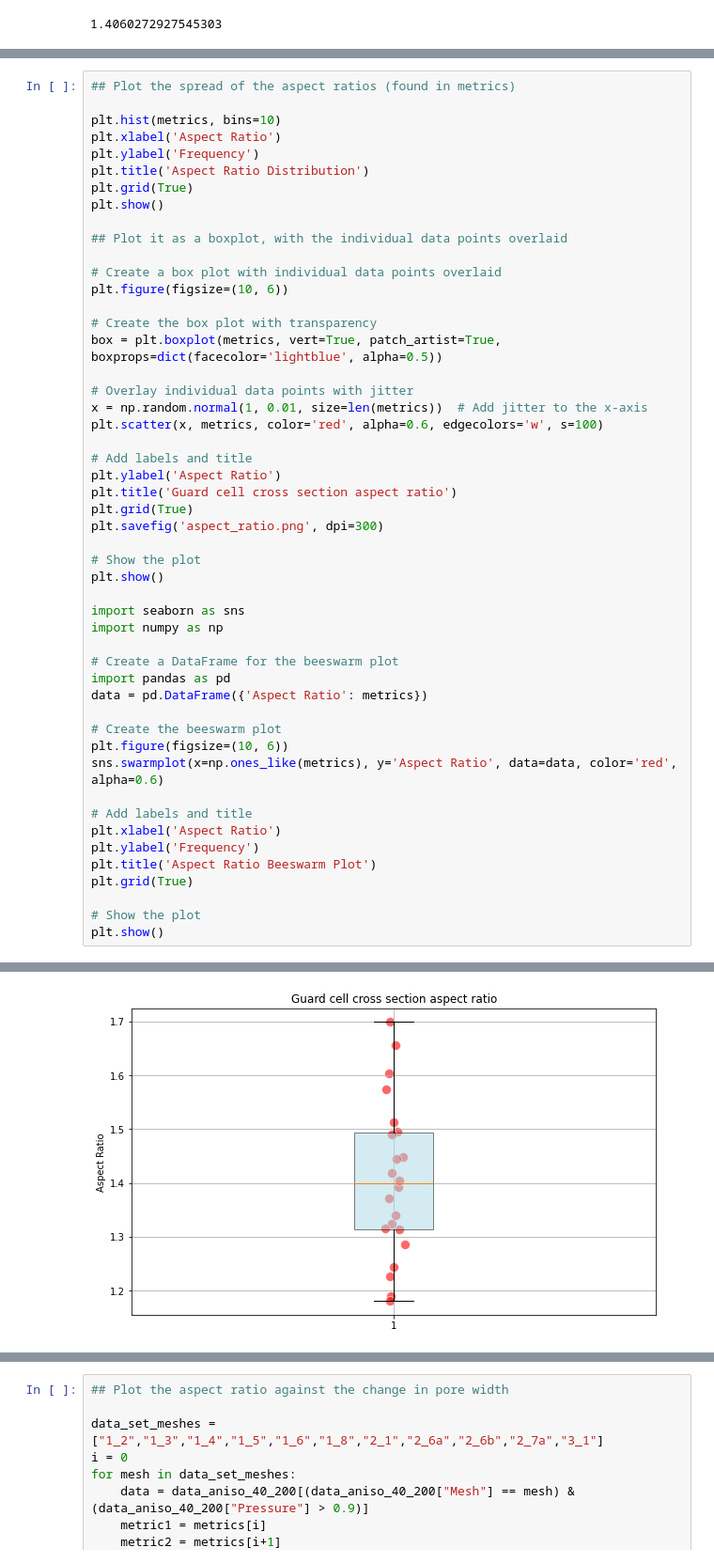
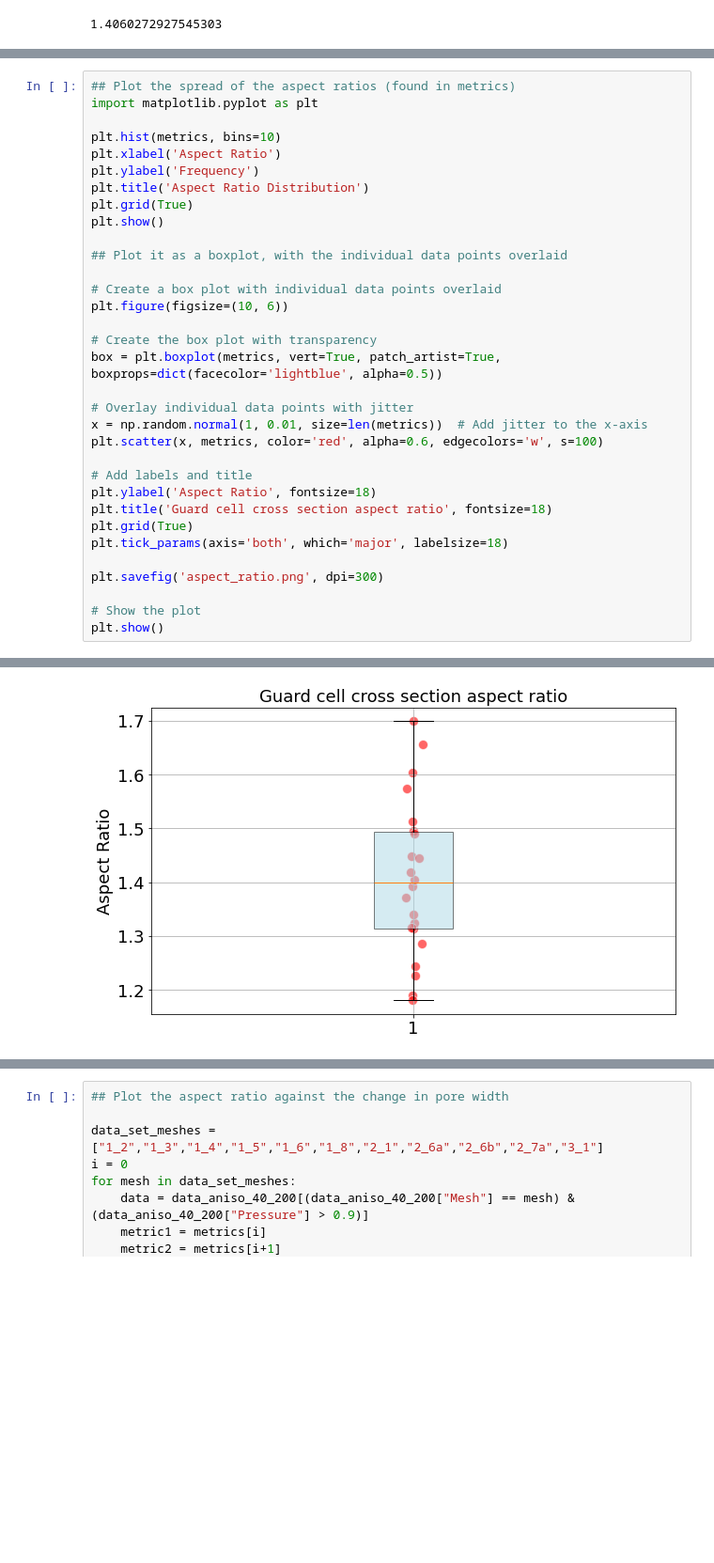
Before and after one commit to mtomtom/onion-stomatal-geometry, a Jupyter notebook: output/results.ipynb, the cells around one changed output, grey strips where cells are left out. Shown at 94% size. Cells and saved outputs as stored; diff of their text form; blank space fills up the shorter version.

```diff
--- a/output/results.ipynb
+++ b/output/results.ipynb
@@ -282,53 +282,36 @@ np.median(metrics)
 # %%
 ## Plot the spread of the aspect ratios (found in metrics)
+import matplotlib.pyplot as plt
 
 plt.hist(metrics, bins=10)
 plt.xlabel('Aspect Ratio')
 plt.ylabel('Frequency')
 plt.title('Aspect Ratio Distribution')
 plt.grid(True)
 plt.show()
 
 ## Plot it as a boxplot, with the individual data points overlaid
 
 # Create a box plot with individual data points overlaid
 plt.figure(figsize=(10, 6))
 
 # Create the box plot with transparency
 box = plt.boxplot(metrics, vert=True, patch_artist=True, boxprops=dict(facecolor='lightblue', alpha=0.5))
 
 # Overlay individual data points with jitter
 x = np.random.normal(1, 0.01, size=len(metrics))  # Add jitter to the x-axis
 plt.scatter(x, metrics, color='red', alpha=0.6, edgecolors='w', s=100)
 
 # Add labels and title
-plt.ylabel('Aspect Ratio')
-plt.title('Guard cell cross section aspect ratio')
+plt.ylabel('Aspect Ratio', fontsize=18)
+plt.title('Guard cell cross section aspect ratio', fontsize=18)
 plt.grid(True)
+plt.tick_params(axis='both', which='major', labelsize=18)
+
 plt.savefig('aspect_ratio.png', dpi=300)
 
 # Show the plot
 plt.show()
-
-import seaborn as sns
-import numpy as np
-
-# Create a DataFrame for the beeswarm plot
-import pandas as pd
-data = pd.DataFrame({'Aspect Ratio': metrics})
-
-# Create the beeswarm plot
-plt.figure(figsize=(10, 6))
-sns.swarmplot(x=np.ones_like(metrics), y='Aspect Ratio', data=data, color='red', alpha=0.6)
-
-# Add labels and title
-plt.xlabel('Aspect Ratio')
-plt.ylabel('Frequency')
-plt.title('Aspect Ratio Beeswarm Plot')
-plt.grid(True)
-
-# Show the plot
-plt.show()
 # %% [output]
 [figure]
-[figure, old version]
+[figure, new version]
```
Also changed, not shown: parts of 7 cells of this notebook, 2 other files.
